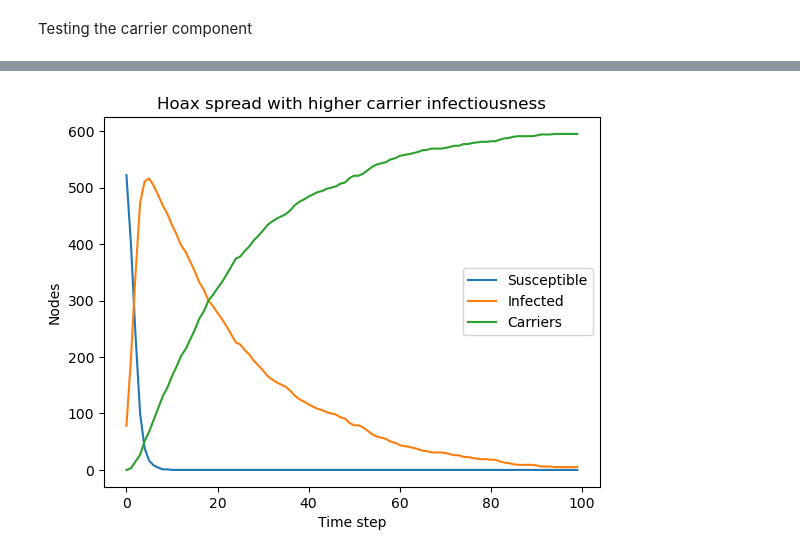
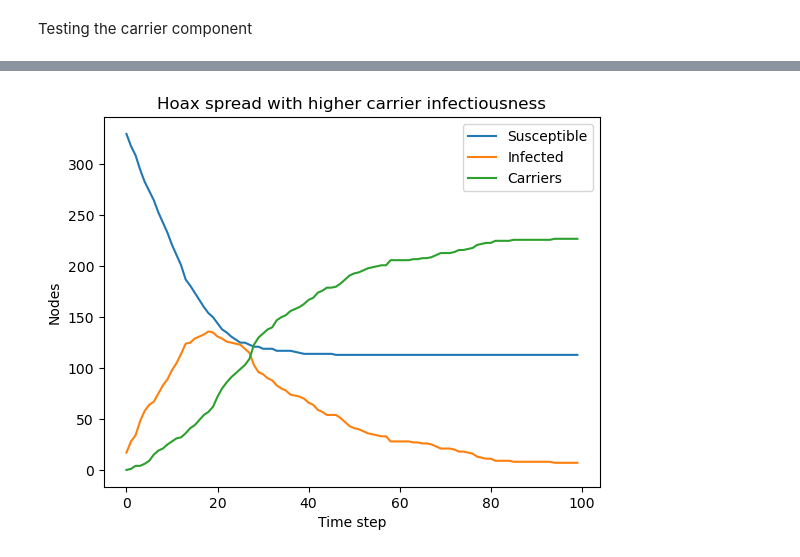
Before and after one commit to TheFreeMan21/networks-analysis-project, a Jupyter notebook: Bogdan's Work/testing.ipynb, the cells around one changed output, grey strips where cells are left out. Drawn from its saved outputs; the diff is of its cells as text; code cells hidden in the pictures.

```diff
--- a/Bogdan's Work/testing.ipynb
+++ b/Bogdan's Work/testing.ipynb
@@ -219,33 +219,31 @@ def simulate_carrier_model(G, beta_I=0.25, beta_C=0.45, gamma=0.05, steps=80, se
         new_state = state.copy()
         for u in G.nodes():
             # choose infection probability based on state
             if state[u] == 1 or state[u] == 2:
                 beta = beta_I if state[u] == 1 else beta_C
                 # for directed graphs, use out-neighbors
                 neighbors = G.successors(u) if G.is_directed() else G.neighbors(u)
                 for v in neighbors:
                     if state[v] == 0 and random.random() < beta:
                         new_state[v] = 1
                 # infected become carriers
                 if state[u] == 1 and random.random() < gamma:
                     new_state[u] = 2
         state = new_state
         S.append(sum(1 for s in state.values() if s == 0))
         I.append(sum(1 for s in state.values() if s == 1))
         C.append(sum(1 for s in state.values() if s == 2))
     return S, I, C
 
-# Example run
-G = nx.barabasi_albert_graph(600, 3)
 S, I, C = simulate_carrier_model(G, beta_I=0.25, beta_C=0.45, gamma=0.04, steps=100, seeds=5)
 
 plt.plot(S, label="Susceptible")
 plt.plot(I, label="Infected")
 plt.plot(C, label="Carriers")
 plt.xlabel("Time step")
 plt.ylabel("Nodes")
 plt.legend()
 plt.title("Hoax spread with higher carrier infectiousness")
 plt.show()
 # %% [output]
-[figure, old version]
+[figure, new version]
```
Also changed, not shown: parts of 5 cells of this notebook, 2 other files.
